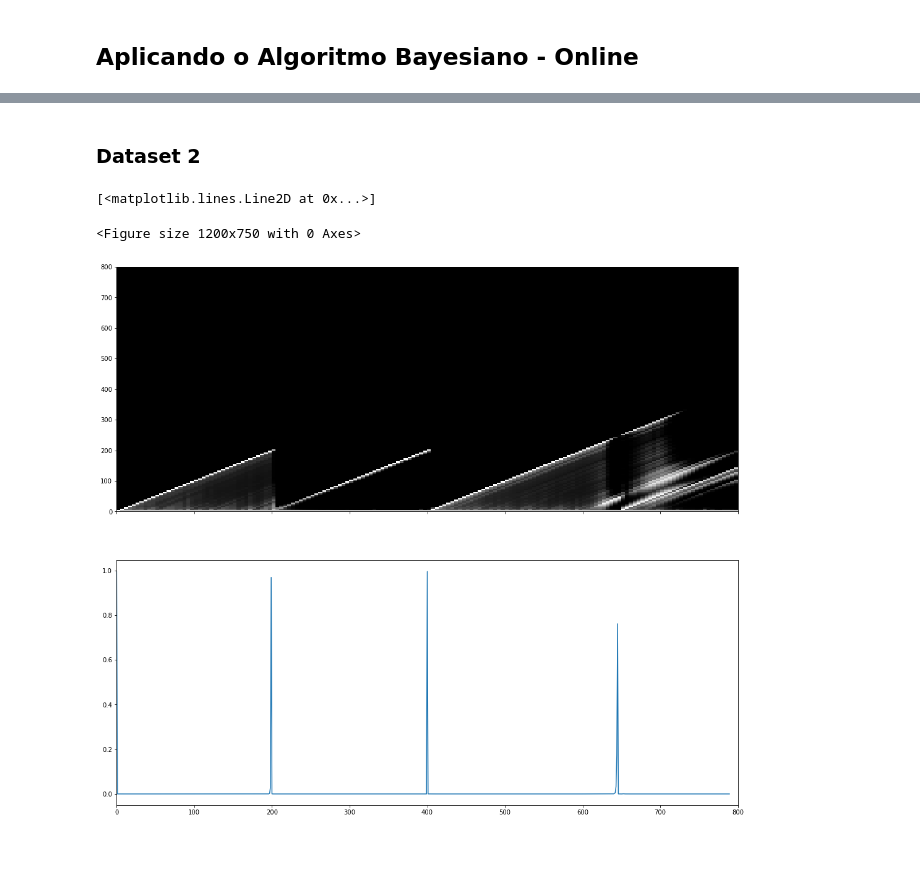
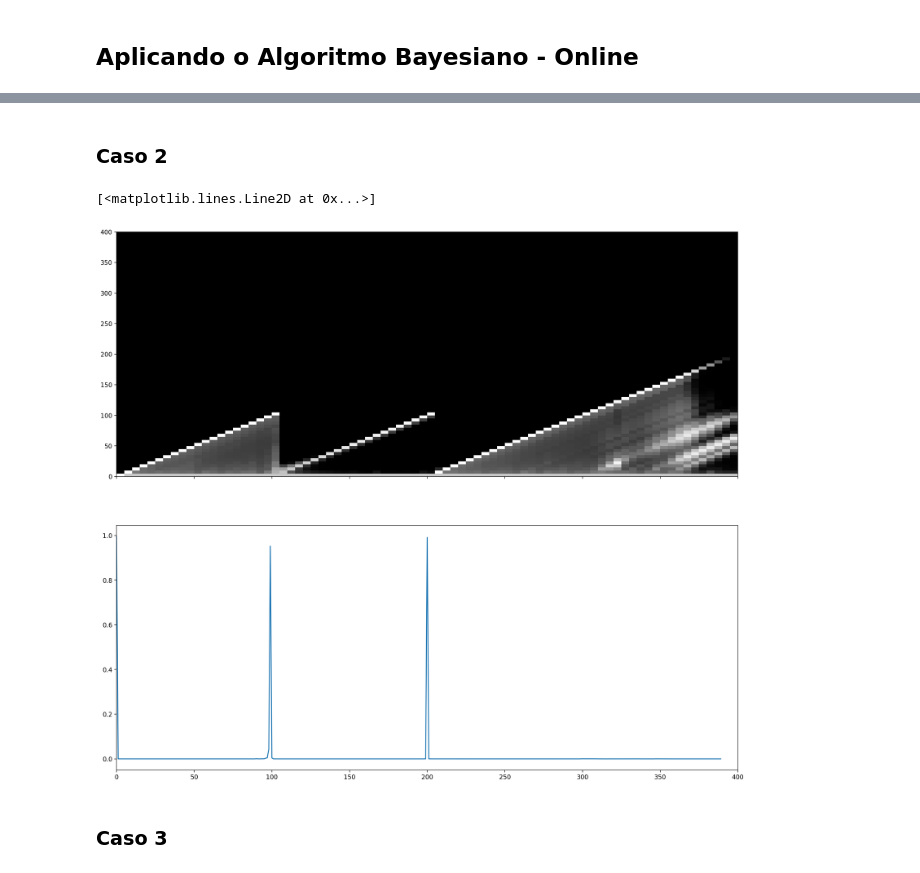
Before and after one commit to Butewbr/BayesianMAB, a Jupyter notebook: trab/Trabalho.ipynb, the cells around one changed output, grey strips where cells are left out. Drawn from its saved outputs; the diff is of its cells as text; code cells hidden in the pictures.

```diff
--- a/trab/Trabalho.ipynb
+++ b/trab/Trabalho.ipynb
@@ -187,23 +285,23 @@ ax[1].plot(R[Nw,Nw:-1])
 # %% [markdown]
-### Dataset 2
+### Caso 2
 # %%
 R, maxes = online_changepoint_detection(
-    combined36_total_average_time, hazard_function, online_ll.StudentT(alpha=0.1, beta=.01, kappa=1, mu=0)
+    combined_current_action_time36, hazard_function, online_ll.StudentT(alpha=0.1, beta=.01, kappa=1, mu=0)
 )
 
-plt.figure(figsize=(8,5), dpi=150)
 epsilon = 1e-7
-fig, ax = plt.subplots(2, figsize=[18, 16], sharex=True)
+fig, ax = plt.subplots(2, figsize=[18, 16], sharex=True, dpi=200)
 sparsity = 5  # only plot every fifth data for faster display
 density_matrix = -np.log(R[0:-1:sparsity, 0:-1:sparsity]+epsilon)
 ax[0].pcolor(np.array(range(0, len(R[:,0]), sparsity)),
           np.array(range(0, len(R[:,0]), sparsity)),
           density_matrix,
           cmap=cm.Greys, vmin=0, vmax=density_matrix.max(),
             shading='auto')
 Nw=10
 ax[1].plot(R[Nw,Nw:-1])
 # %% [output]
 [<matplotlib.lines.Line2D at 0x...>]
-<Figure size 1200x750 with 0 Axes>
-[figure, old version]
+[figure, new version]
+# %% [markdown]
+### Caso 3
```
Also changed, not shown: parts of 34 cells of this notebook, 21 other files.
